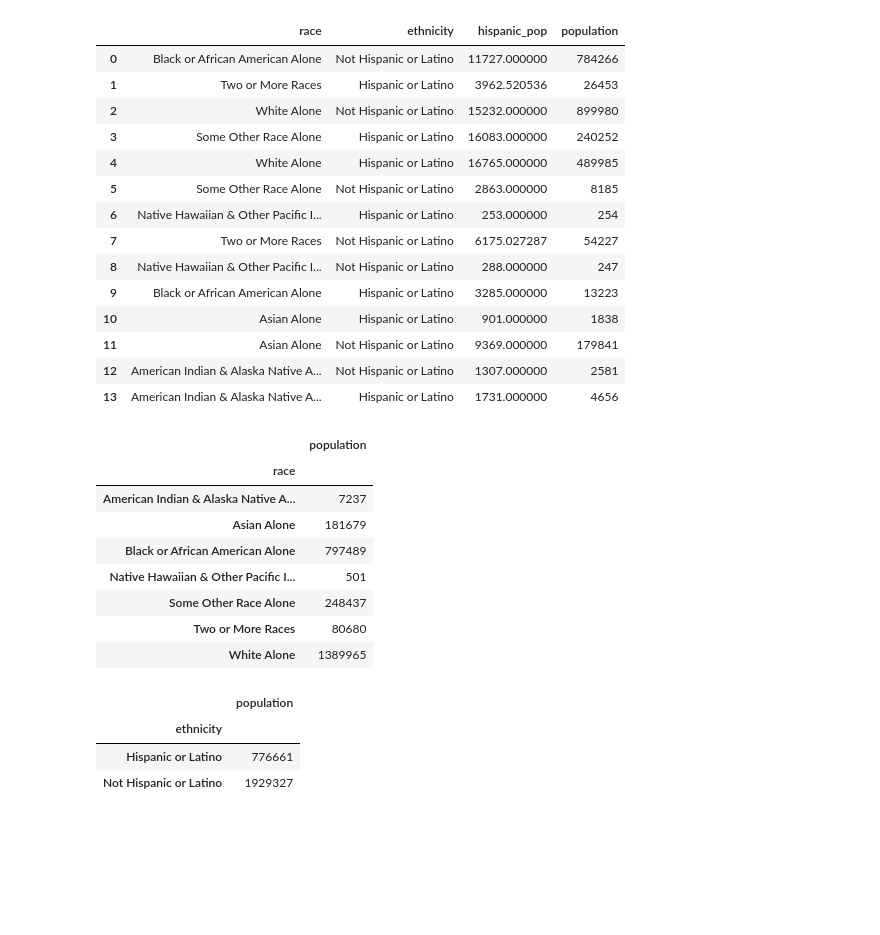
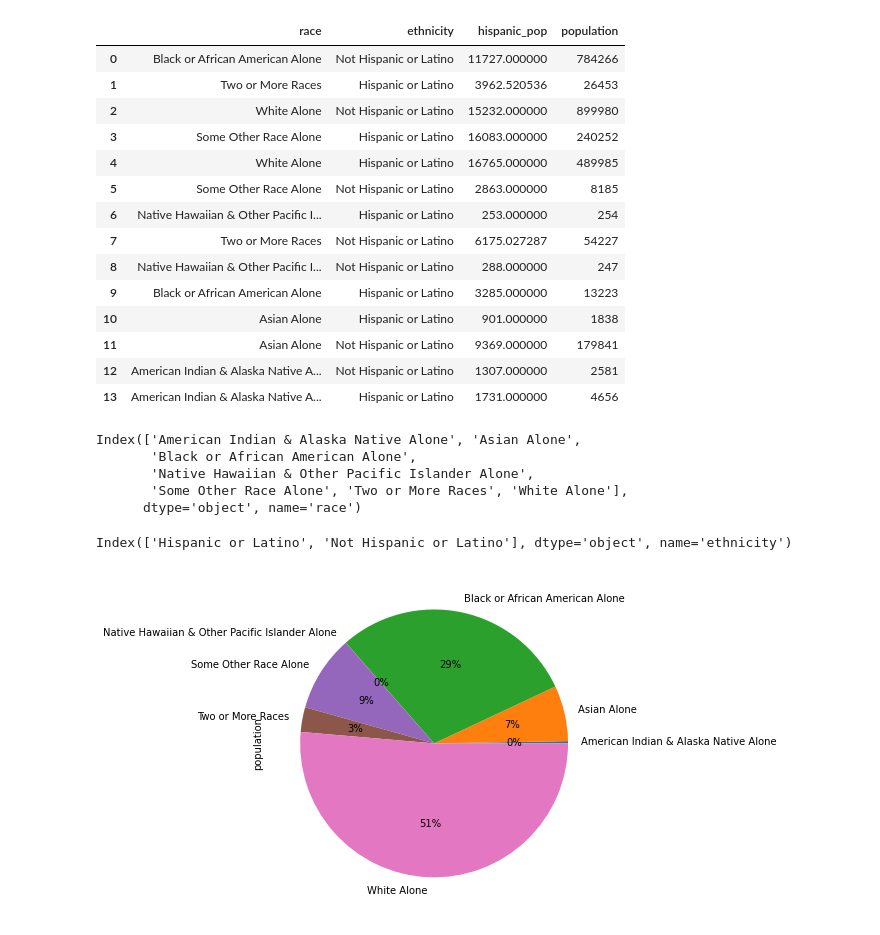
Before and after one commit to brankopoledic/covid-demo, a Jupyter notebook: chicago_demo/chicago_population_demo.ipynb, the cells around one changed output. Cells and saved outputs as stored; diff of their text form; code cells hidden in the pictures; blank space fills up the shorter version.

```diff
--- a/chicago_demo/chicago_population_demo.ipynb
+++ b/chicago_demo/chicago_population_demo.ipynb
@@ -48,18 +48,14 @@ chicago_pop_2018
 | 12 | American Indian & Alaska Native A... | Not Hispanic or Latino | 1307.000000 | 2581 |
 | 13 | American Indian & Alaska Native A... | Hispanic or Latino | 1731.000000 | 4656 |
 # %%
-chicago_race = chicago_pop_2018.groupby('race')
+chicago_race = chicago_pop_2018.groupby('race',as_index=True)
 race_count = pd.DataFrame(chicago_race['population'].sum())
 # %%
-race_count
+race_count.index
 # %% [output]
-|  | population |
-| race |  |
-| American Indian & Alaska Native A... | 7237 |
-| Asian Alone | 181679 |
-| Black or African American Alone | 797489 |
-| Native Hawaiian & Other Pacific I... | 501 |
-| Some Other Race Alone | 248437 |
-| Two or More Races | 80680 |
-| White Alone | 1389965 |
+Index(['American Indian & Alaska Native Alone', 'Asian Alone',
+       'Black or African American Alone',
+       'Native Hawaiian & Other Pacific Islander Alone',
+       'Some Other Race Alone', 'Two or More Races', 'White Alone'],
+      dtype='object', name='race')
 # %%
@@ -67,8 +63,9 @@ chicago_ethnicity = chicago_pop_2018.groupby('ethnicity')
 ethnicity_count = pd.DataFrame(chicago_ethnicity['population'].sum())
 # %%
-ethnicity_count
+ethnicity_count.index
 # %% [output]
-|  | population |
-| ethnicity |  |
-| Hispanic or Latino | 776661 |
-| Not Hispanic or Latino | 1929327 |
+Index(['Hispanic or Latino', 'Not Hispanic or Latino'], dtype='object', name='ethnicity')
+# %%
+race_plot = race_count.plot.pie(y='population', figsize=(6, 10), autopct='%1.0f%%',legend=False)
+# %% [output]
+[figure, added]
```
Also changed, not shown: parts of 2 cells of this notebook.
